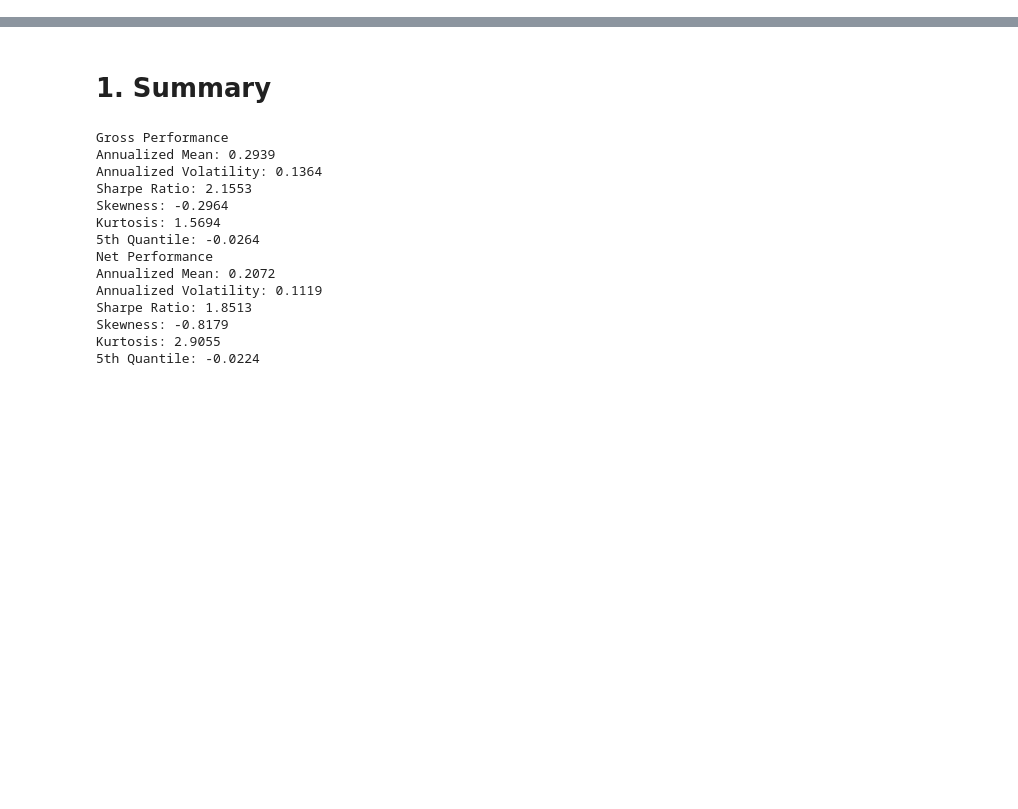
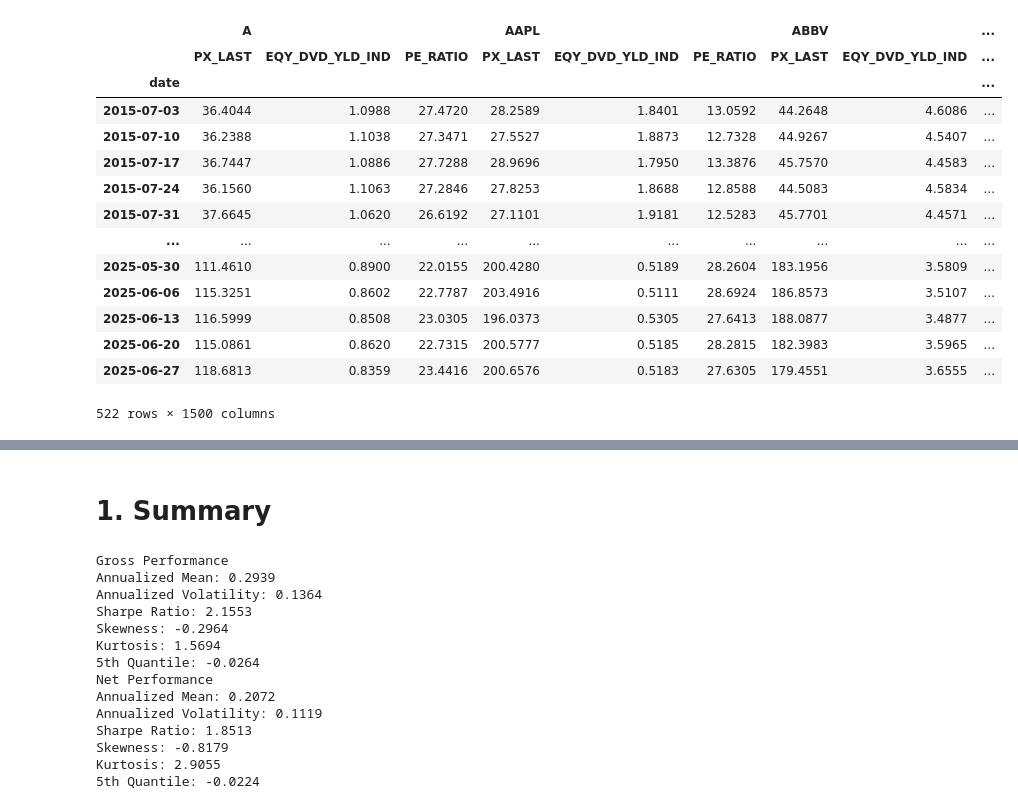
Before and after one commit to OlegGlo/PRM-Homework-8, a Jupyter notebook: work.ipynb, the cells around one changed output, grey strips where cells are left out. Drawn from its saved outputs; the diff is of its cells as text; code cells hidden in the pictures; blank space fills up the shorter version.

```diff
--- a/work.ipynb
+++ b/work.ipynb
@@ -0,0 +5,32 @@
+# %%
+import pandas as pd
+import numpy as np
+import matplotlib.pyplot as plt
+
+# Read with multi-index header
+df_spx_data = pd.read_excel('spx_data_weekly.xlsx', sheet_name='spx data', header=[0, 1], index_col=0)
+
+# Clean column names
+df_spx_data.columns = pd.MultiIndex.from_tuples([
+    (col[0] if pd.notna(col[0]) and 'Unnamed' not in str(col[0]) else None,
+     col[1] if pd.notna(col[1]) else None)
+    for col in df_spx_data.columns
+])
+
+df_spx_data
+# %% [output]
+|  | A |  |  | AAPL |  |  | ABBV |  | ... |
+|  | PX_LAST | EQY_DVD_YLD_IND | PE_RATIO | PX_LAST | EQY_DVD_YLD_IND | PE_RATIO | PX_LAST | EQY_DVD_YLD_IND | ... |
+| date |  |  |  |  |  |  |  |  | ... |
+| 2015-07-03 | 36.4044 | 1.0988 | 27.4720 | 28.2589 | 1.8401 | 13.0592 | 44.2648 | 4.6086 | ... |
+| 2015-07-10 | 36.2388 | 1.1038 | 27.3471 | 27.5527 | 1.8873 | 12.7328 | 44.9267 | 4.5407 | ... |
+| 2015-07-17 | 36.7447 | 1.0886 | 27.7288 | 28.9696 | 1.7950 | 13.3876 | 45.7570 | 4.4583 | ... |
+| 2015-07-24 | 36.1560 | 1.1063 | 27.2846 | 27.8253 | 1.8688 | 12.8588 | 44.5083 | 4.5834 | ... |
+| 2015-07-31 | 37.6645 | 1.0620 | 26.6192 | 27.1101 | 1.9181 | 12.5283 | 45.7701 | 4.4571 | ... |
+| ... | ... | ... | ... | ... | ... | ... | ... | ... | ... |
+| 2025-05-30 | 111.4610 | 0.8900 | 22.0155 | 200.4280 | 0.5189 | 28.2604 | 183.1956 | 3.5809 | ... |
+| 2025-06-06 | 115.3251 | 0.8602 | 22.7787 | 203.4916 | 0.5111 | 28.6924 | 186.8573 | 3.5107 | ... |
+| 2025-06-13 | 116.5999 | 0.8508 | 23.0305 | 196.0373 | 0.5305 | 27.6413 | 188.0877 | 3.4877 | ... |
+| 2025-06-20 | 115.0861 | 0.8620 | 22.7315 | 200.5777 | 0.5185 | 28.2815 | 182.3983 | 3.5965 | ... |
+| 2025-06-27 | 118.6813 | 0.8359 | 23.4416 | 200.6576 | 0.5183 | 27.6305 | 179.4551 | 3.6555 | ... |
+522 rows × 1500 columns
```
Also changed, not shown: parts of 19 cells of this notebook, 2 other files.
